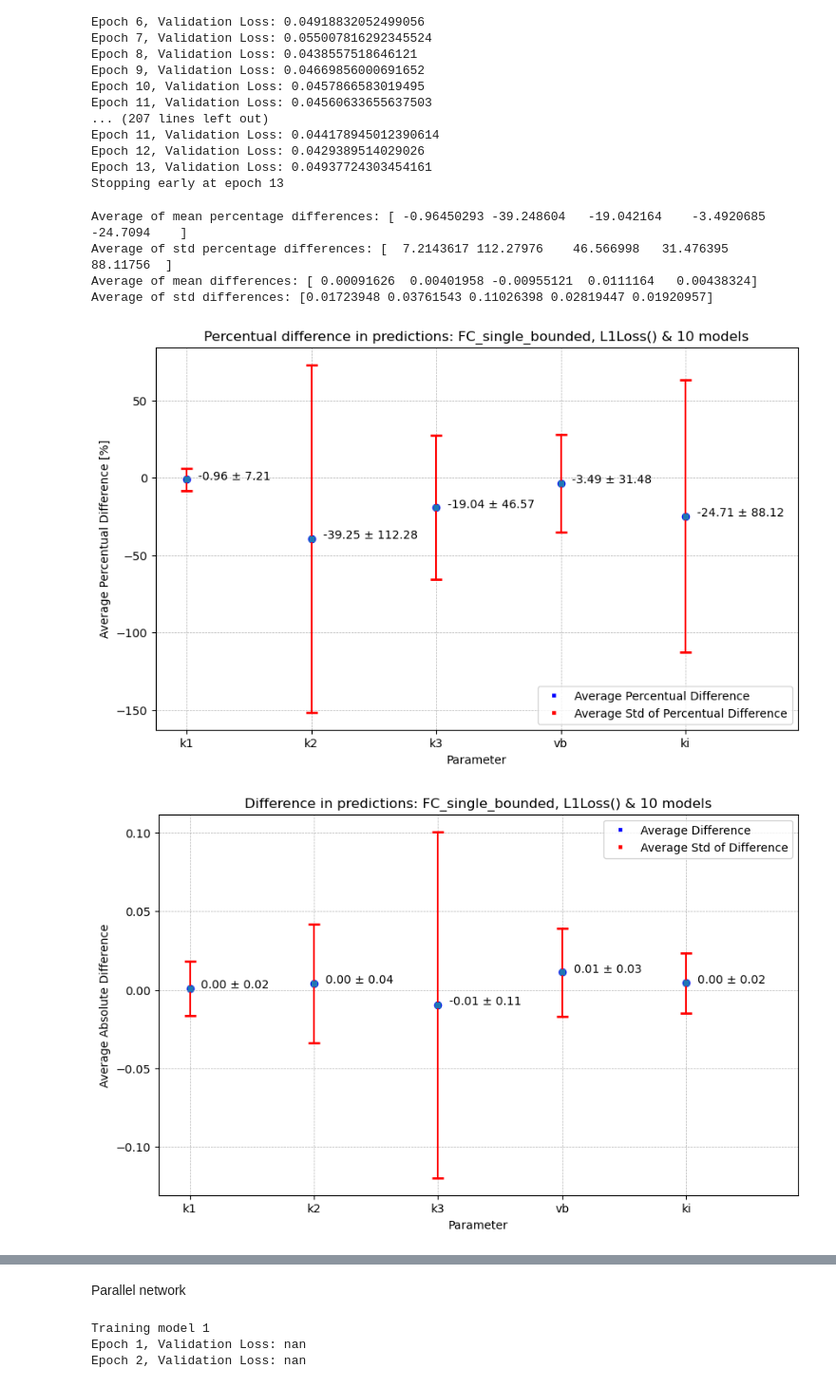
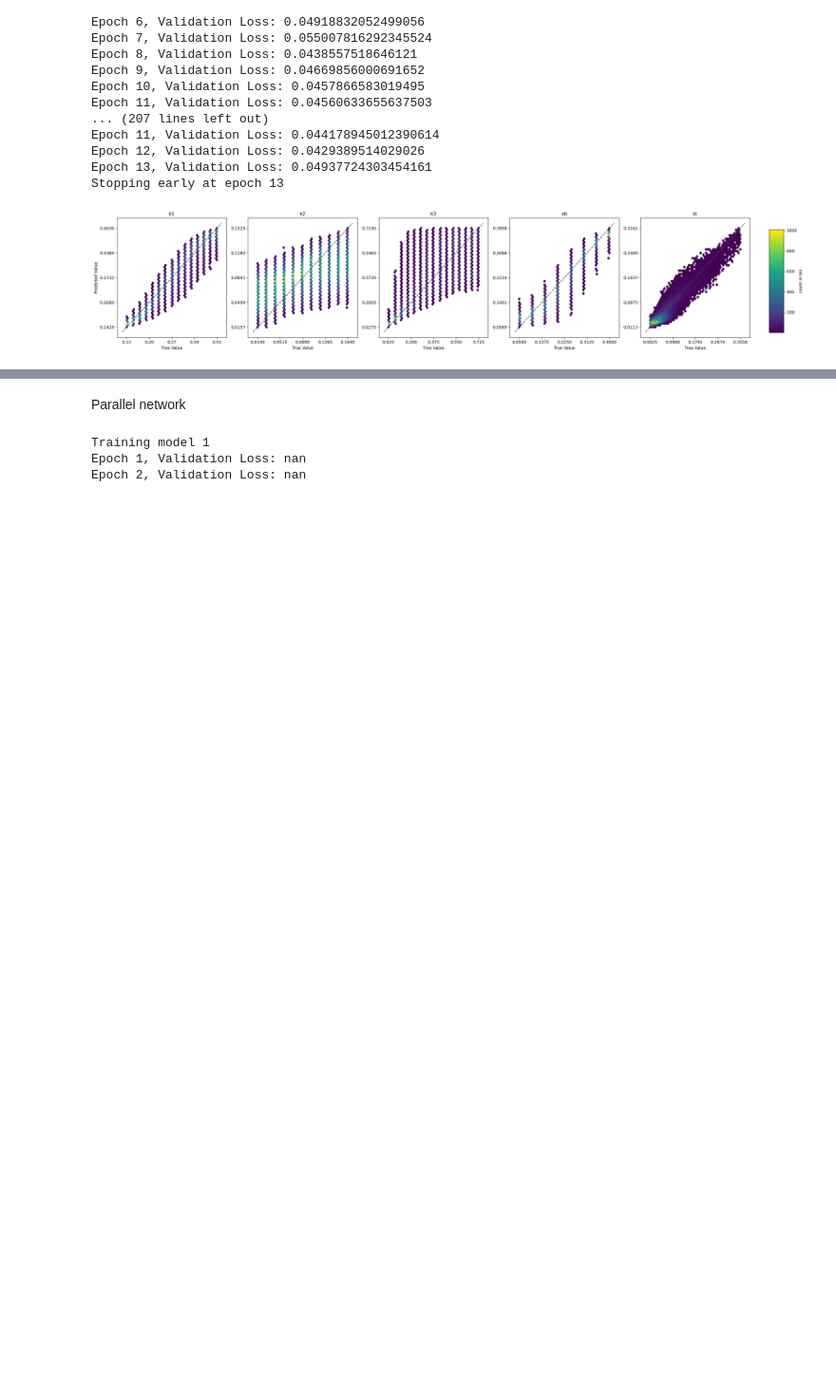
Before and after one commit to QuimSerraFaber/MSc-Thesis, a Jupyter notebook: Tests.ipynb, the cells around one changed output, grey strips where cells are left out. Shown at 95% size. Drawn from its saved outputs; the diff is of its cells as text; code cells hidden in the pictures; blank space fills up the shorter version.

Commit message:
Implement scatter_representation

```diff
--- a/Tests.ipynb
+++ b/Tests.ipynb
@@ -776,10 +702,7 @@ def distribution_mean_std(results_list):
 # %%
-plot_mean_variance(results_list, config)
-distribution_mean_std(results_list)
+#plot_mean_variance(results_list, config)
+#distribution_mean_std(results_list)
+
+scatter_representation(results_list)
 # %% [output]
-Average of mean percentage differences: [ -0.96450293 -39.248604   -19.042164    -3.4920685  -24.7094    ]
-Average of std percentage differences: [  7.2143617 112.27976    46.566998   31.476395   88.11756  ]
-Average of mean differences: [ 0.00091626  0.00401958 -0.00955121  0.0111164   0.00438324]
-Average of std differences: [0.01723948 0.03761543 0.11026398 0.02819447 0.01920957]
-[figure, old version]
+[figure, new version]
-[figure, removed]
```
Also changed, not shown: parts of 3 cells of this notebook, 2 other files.
